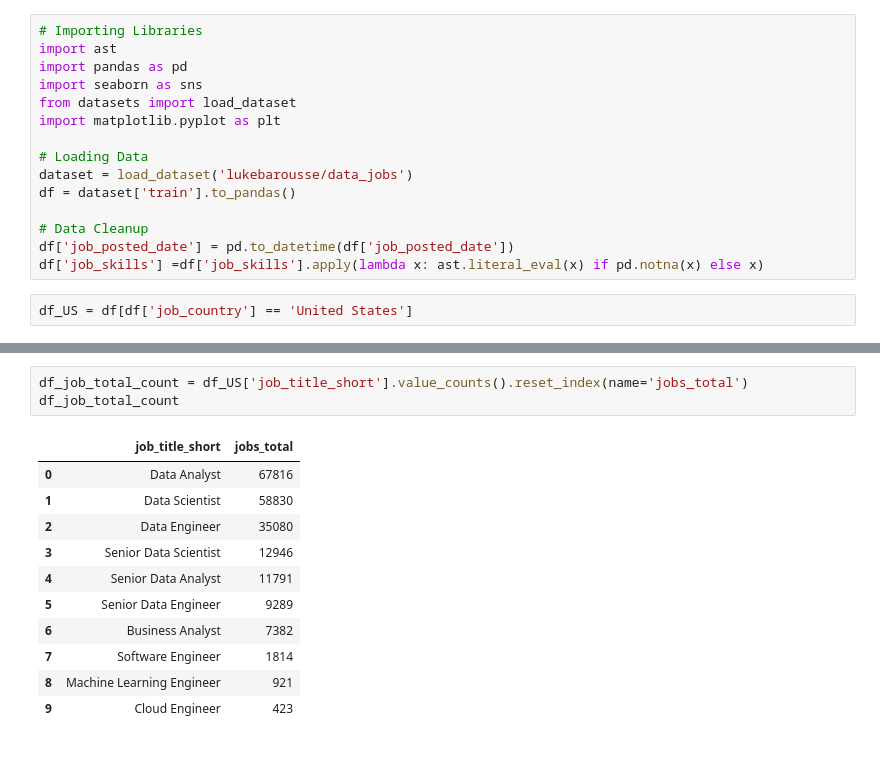
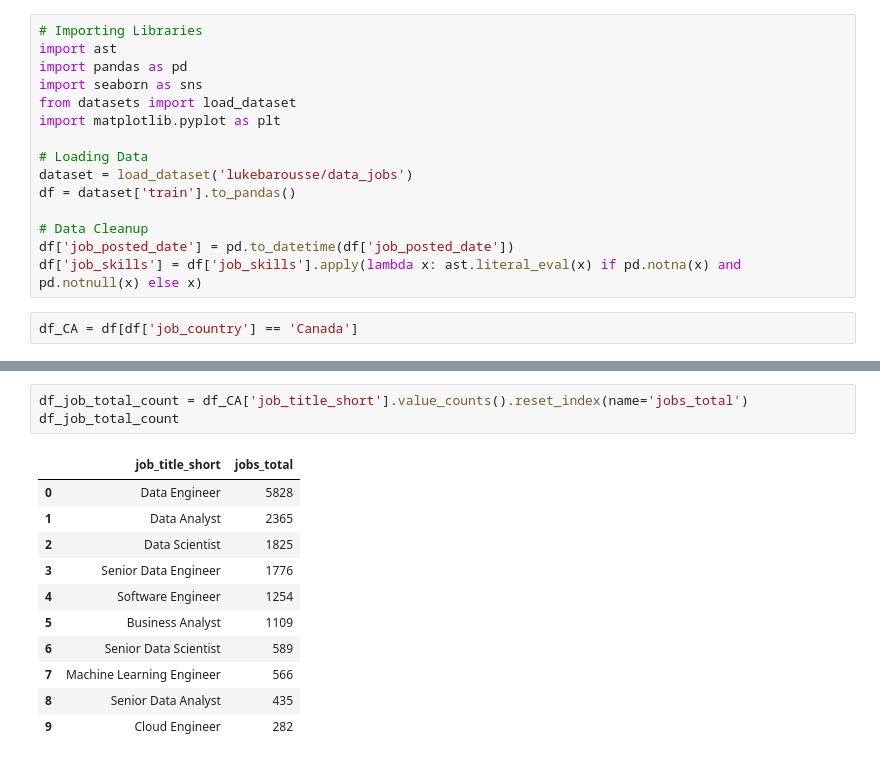
Before and after one commit to Cuishine/Python_Data_Project, a Jupyter notebook: 3_Project/2_Skill_Demand.ipynb, the cells around one changed output, grey strips where cells are left out. Drawn from its saved outputs; the diff is of its cells as text.

```diff
--- a/3_Project/2_Skill_Demand.ipynb
+++ b/3_Project/2_Skill_Demand.ipynb
@@ -12,7 +12,7 @@ df = dataset['train'].to_pandas()
 
 # Data Cleanup
 df['job_posted_date'] = pd.to_datetime(df['job_posted_date'])
-df['job_skills'] =df['job_skills'].apply(lambda x: ast.literal_eval(x) if pd.notna(x) else x)
+df['job_skills'] = df['job_skills'].apply(lambda x: ast.literal_eval(x) if pd.notna(x) and pd.notnull(x) else x)
 # %%
-df_US = df[df['job_country'] == 'United States']
+df_CA = df[df['job_country'] == 'Canada']
 # %%
@@ -81,18 +81,18 @@ plt.show()
 # %%
-df_job_total_count = df_US['job_title_short'].value_counts().reset_index(name='jobs_total')
+df_job_total_count = df_CA['job_title_short'].value_counts().reset_index(name='jobs_total')
 df_job_total_count
 # %% [output]
 |  | job_title_short | jobs_total |
-| 0 | Data Analyst | 67816 |
-| 1 | Data Scientist | 58830 |
-| 2 | Data Engineer | 35080 |
-| 3 | Senior Data Scientist | 12946 |
-| 4 | Senior Data Analyst | 11791 |
-| 5 | Senior Data Engineer | 9289 |
-| 6 | Business Analyst | 7382 |
-| 7 | Software Engineer | 1814 |
-| 8 | Machine Learning Engineer | 921 |
-| 9 | Cloud Engineer | 423 |
+| 0 | Data Engineer | 5828 |
+| 1 | Data Analyst | 2365 |
+| 2 | Data Scientist | 1825 |
+| 3 | Senior Data Engineer | 1776 |
+| 4 | Software Engineer | 1254 |
+| 5 | Business Analyst | 1109 |
+| 6 | Senior Data Scientist | 589 |
+| 7 | Machine Learning Engineer | 566 |
+| 8 | Senior Data Analyst | 435 |
+| 9 | Cloud Engineer | 282 |
 # %%
 df_skills_perc = pd.merge(df_skills_count, df_job_total_count,how='left', on='job_title_short')
 
```
Also changed, not shown: parts of 7 cells of this notebook.
